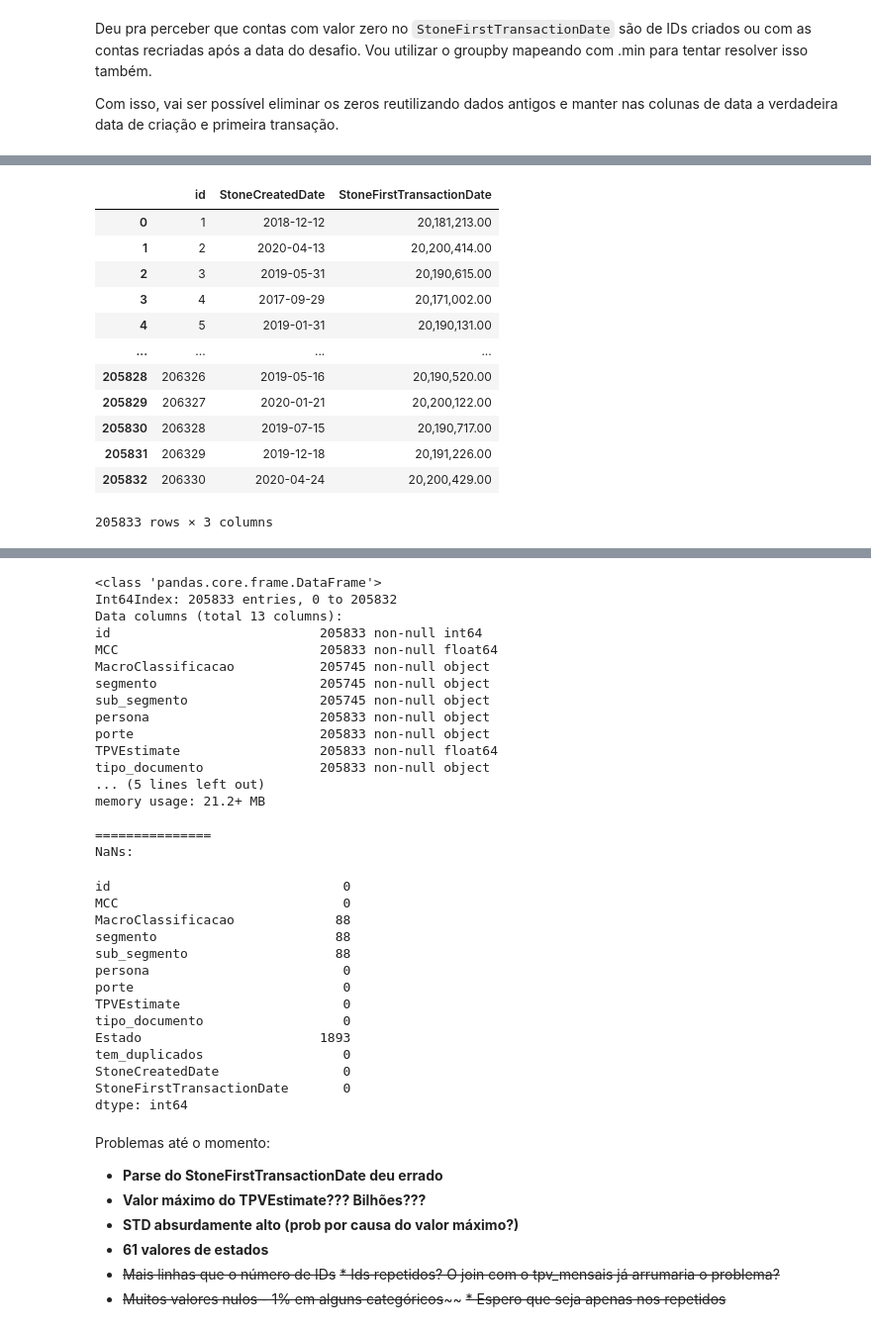
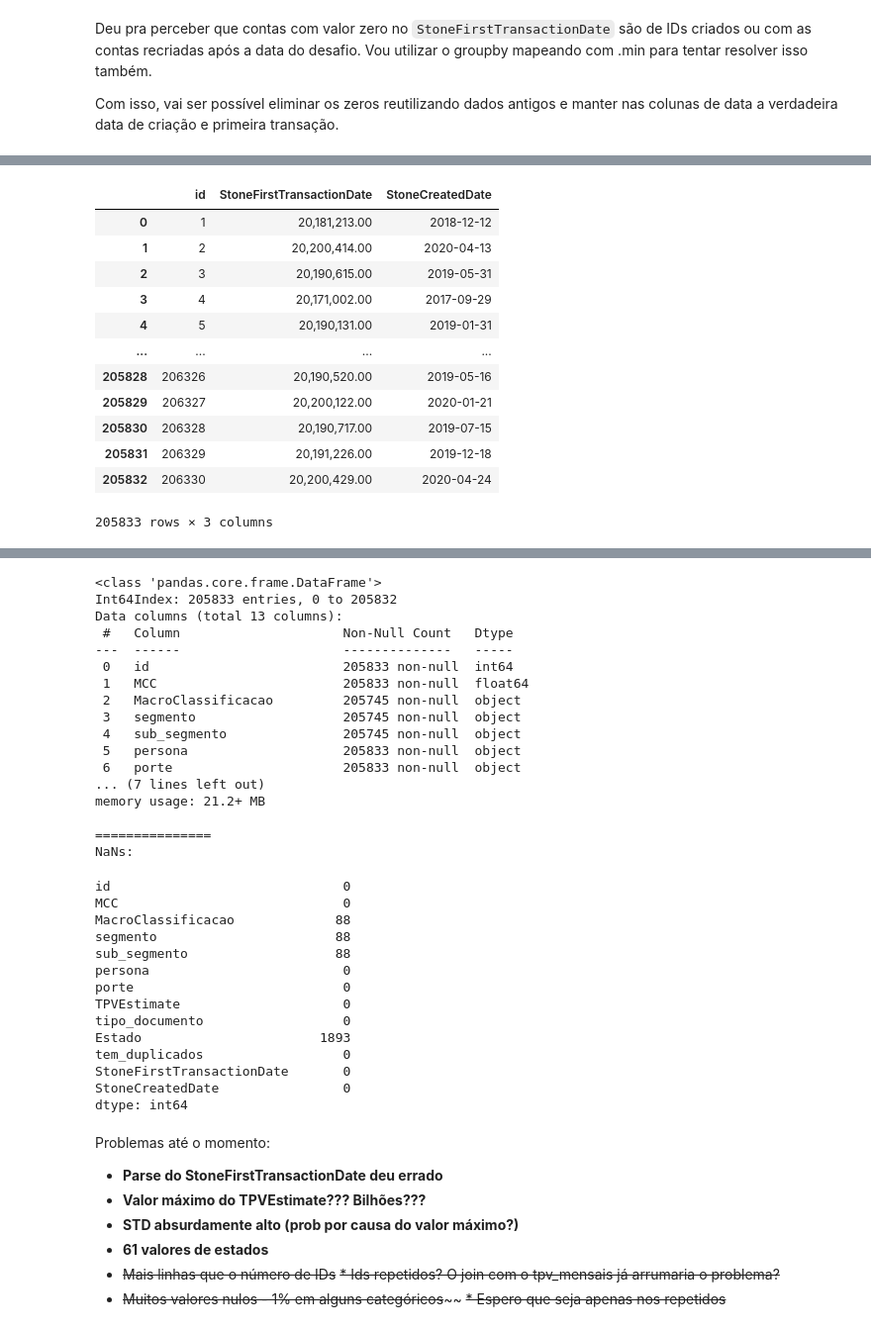
Before and after one commit to nicolasbuen/stone-data-challenge, a Jupyter notebook: 1. Understanding and Cleaning.ipynb, the cells around one changed output, grey strips where cells are left out. Shown at 99% size. Drawn from its saved outputs; the diff is of its cells as text; code cells hidden in the pictures.

```diff
--- a/1. Understanding and Cleaning.ipynb
+++ b/1. Understanding and Cleaning.ipynb
@@ -686,46 +704,47 @@ cadastrais_group_ffill['tem_duplicados'] = np.where(cadastrais_group_ffill['id']
 
 # Transformar tudo em floats (existem alguns 0 em formato de string)
 
 cadastrais_group_ffill['StoneFirstTransactionDate'] = cadastrais_group_ffill['StoneFirstTransactionDate'].astype(float)
 
 # Retirar o min (anos 90) - pra poder colocar uma data mais atual se tiver no ID
 stone_created_min = cadastrais['StoneCreatedDate'].min()
 
 mask_1 = (cadastrais_group_ffill['StoneCreatedDate'] == stone_created_min)
 mask_2 = (cadastrais_group_ffill['tem_duplicados'] == 1)
 
 cadastrais_group_ffill.loc[(mask_1 & mask_2), 'StoneCreatedDate'] = datetime.date(2100, 1, 1)
 
 # Exceção - ID c/ 2 rows com anos = 1990
 
 cadastrais_group_ffill.loc[cadastrais_group_ffill['id'] == 46233, 'StoneCreatedDate'] = stone_created_min
 
 # StoneFirstTransactionDate = 0 --> 2222200429 || para poder usar o `min`
 
 cadastrais_group_ffill.loc[: , 'StoneFirstTransactionDate'] = np.where(cadastrais_group_ffill.loc[: , 'StoneFirstTransactionDate'] == 0,
                                                                        2222200429,
                                                                        cadastrais_group_ffill.loc[: , 'StoneFirstTransactionDate'])
 
 date_map = {'StoneCreatedDate': 'min',
             'StoneFirstTransactionDate': 'min'}
 
 # criar as colunas de data
+cadastrais_group_ffill['StoneCreatedDate'] = pd.to_datetime(cadastrais_group_ffill['StoneCreatedDate'])
 
-date_columns = cadastrais_group_ffill.groupby("id", as_index = False).agg(date_map, axis = 1)
+date_columns = cadastrais_group_ffill.groupby("id", as_index=False)[['StoneFirstTransactionDate', 'StoneCreatedDate']].min()
 date_columns
 # %% [output]
-|  | id | StoneCreatedDate | StoneFirstTransactionDate |
-| 0 | 1 | 2018-12-12 | 20,181,213.00 |
-| 1 | 2 | 2020-04-13 | 20,200,414.00 |
-| 2 | 3 | 2019-05-31 | 20,190,615.00 |
-| 3 | 4 | 2017-09-29 | 20,171,002.00 |
-| 4 | 5 | 2019-01-31 | 20,190,131.00 |
+|  | id | StoneFirstTransactionDate | StoneCreatedDate |
+| 0 | 1 | 20,181,213.00 | 2018-12-12 |
+| 1 | 2 | 20,200,414.00 | 2020-04-13 |
+| 2 | 3 | 20,190,615.00 | 2019-05-31 |
+| 3 | 4 | 20,171,002.00 | 2017-09-29 |
+| 4 | 5 | 20,190,131.00 | 2019-01-31 |
 | ... | ... | ... | ... |
-| 205828 | 206326 | 2019-05-16 | 20,190,520.00 |
-| 205829 | 206327 | 2020-01-21 | 20,200,122.00 |
-| 205830 | 206328 | 2019-07-15 | 20,190,717.00 |
-| 205831 | 206329 | 2019-12-18 | 20,191,226.00 |
-| 205832 | 206330 | 2020-04-24 | 20,200,429.00 |
+| 205828 | 206326 | 20,190,520.00 | 2019-05-16 |
+| 205829 | 206327 | 20,200,122.00 | 2020-01-21 |
+| 205830 | 206328 | 20,190,717.00 | 2019-07-15 |
+| 205831 | 206329 | 20,191,226.00 | 2019-12-18 |
+| 205832 | 206330 | 20,200,429.00 | 2020-04-24 |
 205833 rows × 3 columns
 # %%
 # StoneCreatedDate = 1990 que sobraram -> StoneFirstTransactionDate
@@ -755,16 +774,16 @@ cadastrais_group_ffill.isnull().sum()
 <class 'pandas.core.frame.DataFrame'>
 Int64Index: 205833 entries, 0 to 205832
 Data columns (total 13 columns):
-id                           205833 non-null int64
-MCC                          205833 non-null float64
-MacroClassificacao           205745 non-null object
-segmento                     205745 non-null object
-sub_segmento                 205745 non-null object
-persona                      205833 non-null object
-porte                        205833 non-null object
-TPVEstimate                  205833 non-null float64
-tipo_documento               205833 non-null object
-... (5 lines left out)
+ #   Column                     Non-Null Count   Dtype
+---  ------                     --------------   -----
+ 0   id                         205833 non-null  int64
+ 1   MCC                        205833 non-null  float64
+ 2   MacroClassificacao         205745 non-null  object
+ 3   segmento                   205745 non-null  object
+ 4   sub_segmento               205745 non-null  object
+ 5   persona                    205833 non-null  object
+ 6   porte                      205833 non-null  object
+... (7 lines left out)
 memory usage: 21.2+ MB
 
 ===============
@@ -780,8 +799,8 @@ TPVEstimate                     0
 tipo_documento                  0
 Estado                       1893
 tem_duplicados                  0
+StoneFirstTransactionDate       0
 StoneCreatedDate                0
-StoneFirstTransactionDate       0
 dtype: int64
 # %%
 # Como são variáveis categoricas, criarei uma categoria para os valores faltantes
```
Also changed, not shown: parts of 26 cells of this notebook, 5 other files.
